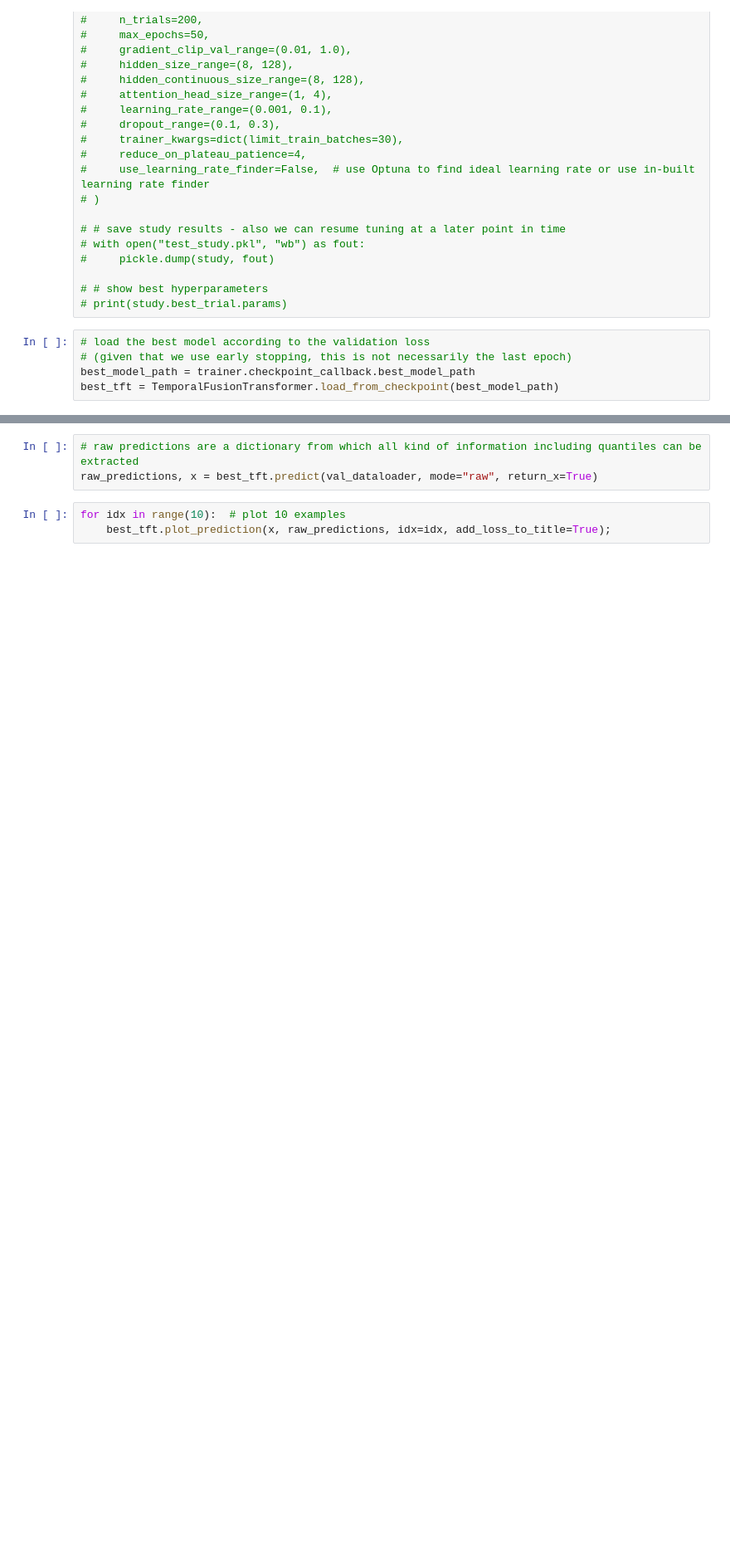
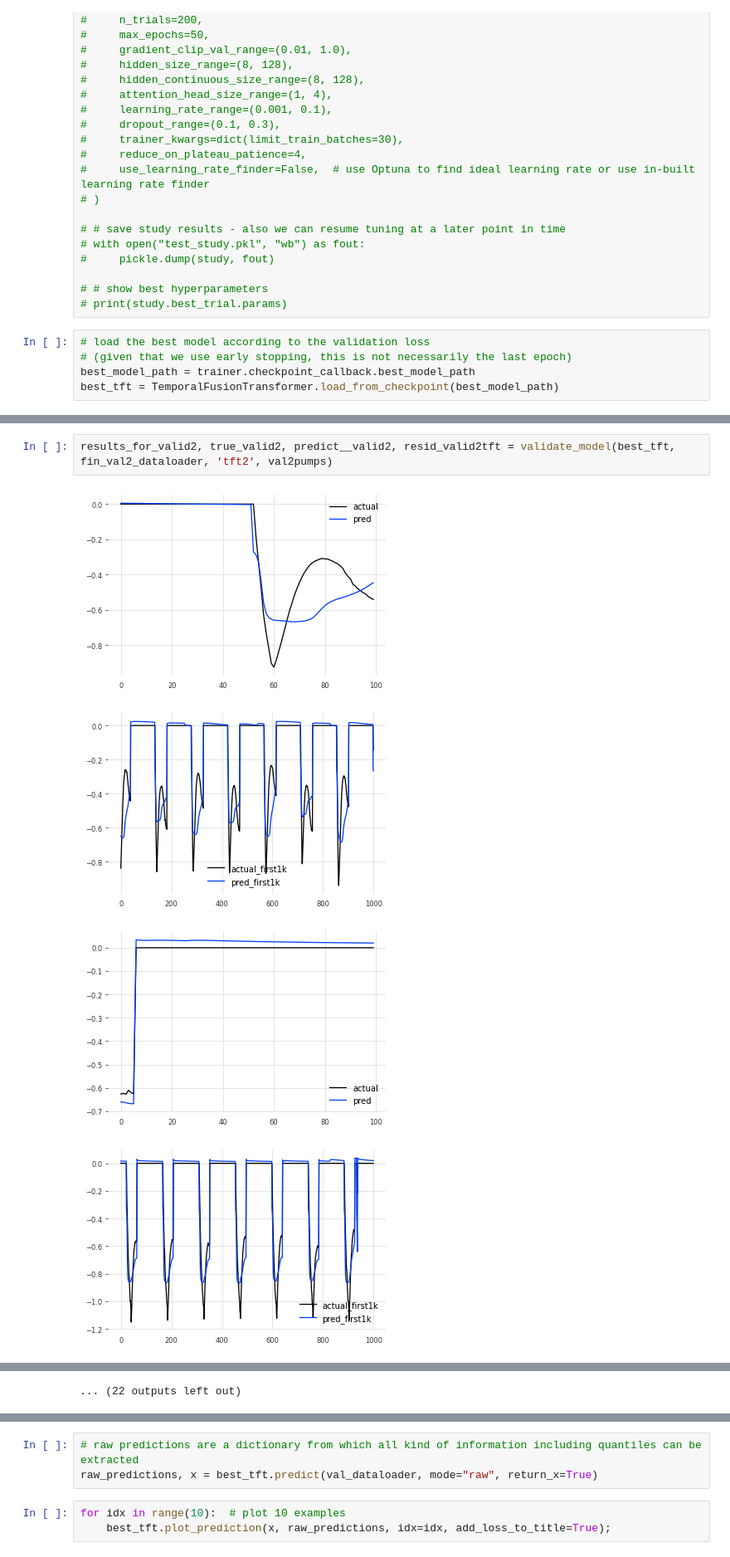
Before and after one commit to ksetdekov/ts_transformers, a Jupyter notebook: pytorch_forecasting.ipynb, the cells around one changed output, grey strips where cells are left out. Shown at 83% size. Saved outputs shown, nothing was run; the diff lists cells and outputs as text; blank space fills up the shorter version.

```diff
--- a/pytorch_forecasting.ipynb
+++ b/pytorch_forecasting.ipynb
@@ -768,0 +696,7 @@ Creating a tensor from a list of numpy.ndarrays is extremely slow. Please consid
+# %%
+results_for_valid2, true_valid2, predict__valid2, resid_valid2tft = validate_model(best_tft,  fin_val2_dataloader, 'tft2', val2pumps)
+# %% [output]
+[figure, added]
+[figure, added]
+[figure, added]
+[figure, added]
@@ -768,0 +711 @@ Creating a tensor from a list of numpy.ndarrays is extremely slow. Please consid
+... (22 outputs left out)
```
Also changed, not shown: parts of 30 cells of this notebook.
